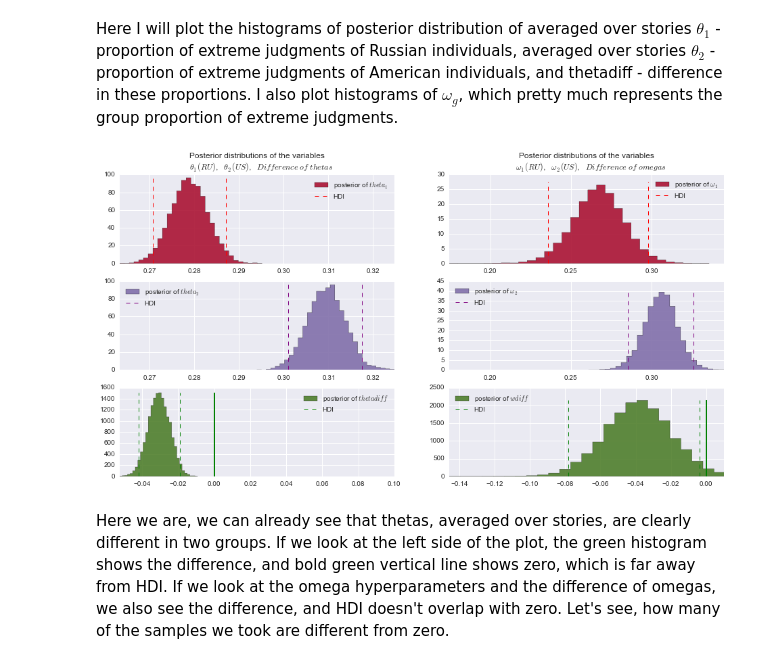
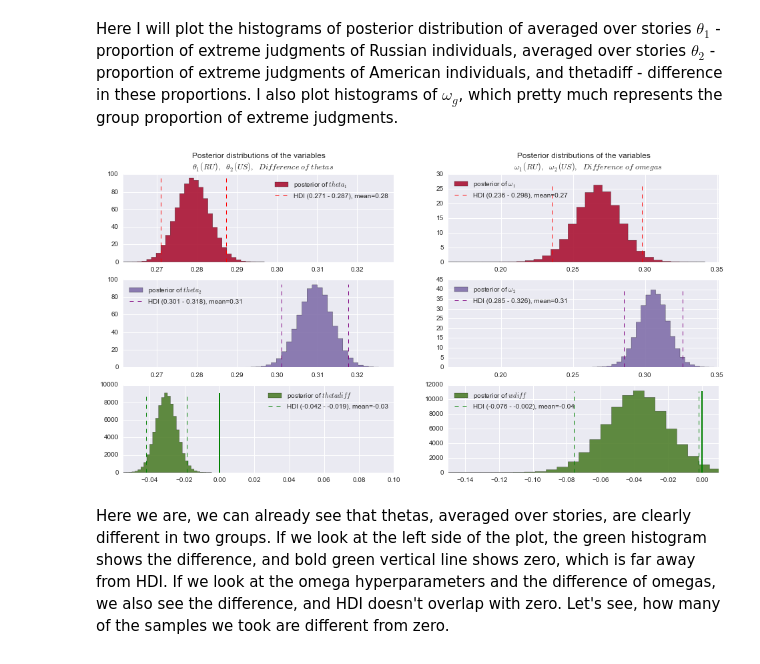
Before and after one commit to drapadubok/pymc3_models, a Jupyter notebook: HierarchicalBernoulli.ipynb, the cells around one changed output. Cells and saved outputs as stored; diff of their text form; code cells hidden in the pictures.

```diff
--- a/HierarchicalBernoulli.ipynb
+++ b/HierarchicalBernoulli.ipynb
@@ -45,7 +61,8 @@ S = data1.shape[1]
 s_idx = [i for i in range(S)]
 s = 0.01
 r = 0.01
-nsamp = 10000 # How many samples to get from MCMC
+nsamp = 100000 # How many samples to get from MCMC
+njobs = 4 # how many jobs to run in parallel
 s_idx = [i for i in range(S)]
 # %% [markdown]
 <h2>Model specification</h2>
@@ -69,5 +118,5 @@ data1 will be the data coming from Russian sample, and data2 - from American.
 # %%
-def TrainHierarchicalModel(data1, data2, s_idx, s=0.01, r=0.01, nsamp=10000):
+def TrainHierarchicalModel(data1, data2, s_idx, njobs=2, s=0.01, r=0.01, nsamp=10000):
     with pymc3.Model() as model:
         # define the group hyperparameters
         k_minus_two1 = pymc3.Gamma('k_minus_two1', alpha=s, beta=r)
@@ -88,11 +137,11 @@ def TrainHierarchicalModel(data1, data2, s_idx, s=0.01, r=0.01, nsamp=10000):
         oddsratio = pymc3.Deterministic('oddsratio', (theta2/(1-theta2))/(theta1/(1-theta1)))
 
         step = pymc3.Metropolis() # Instantiate MCMC sampling algorithm
-        trace = pymc3.sample(nsamp, step, njobs=2, progressbar=False)
+        trace = pymc3.sample(nsamp/njobs, step, njobs=njobs, progressbar=False)
     return model,trace
 # %% [markdown]
 <h2>Running the model, inspecting the traces</h2>
 # %% [markdown]
 First, let's run the model on our whole dataset. We will plot the posterior (distribution of parameter values given data) and get some idea about the difference between our groups.
 # %%
-_, trace = TrainHierarchicalModel(data1,data2,s_idx)
+_, trace = TrainHierarchicalModel(data1, data2, s_idx=s_idx, nsamp=nsamp, njobs=njobs)
@@ -110,13 +164,13 @@ I extract the parameter values for $\theta_{g,s}$, $\omega_g$, thetadiff and wdi
 # %%
 # Group RU
-theta1_sample = np.mean(trace[2000:].get_values('theta1',combine = True), axis=1)
-w1_sample = trace[2000:].get_values('w1',combine = True)
+theta1_sample = np.mean(trace[5000:].get_values('theta1',combine = True), axis=1)
+w1_sample = trace[5000:].get_values('w1',combine = True)
 # Group ENG
-theta2_sample = np.mean(trace[2000:].get_values('theta2',combine = True), axis=1)
-w2_sample = trace[2000:].get_values('w2',combine = True)
+theta2_sample = np.mean(trace[5000:].get_values('theta2',combine = True), axis=1)
+w2_sample = trace[5000:].get_values('w2',combine = True)
 # Difference of groups
-thetadiff_sample = np.mean(trace[2000:].get_values('thetadiff',combine = True), axis=1)
-wdiff_sample = trace[2000:].get_values('wdiff',combine = True)
+thetadiff_sample = np.mean(trace[5000:].get_values('thetadiff',combine = True), axis=1)
+wdiff_sample = trace[5000:].get_values('wdiff',combine = True)
 # HPDs
 hpd_theta1_sample = pymc3.stats.hpd(np.array(theta1_sample))
 hpd_w1_sample = pymc3.stats.hpd(np.array(w1_sample))
@@ -138,59 +192,65 @@ Here I will plot the histograms of posterior distribution of averaged over stori
 # %%
 fig = plt.figure(figsize=(16, 8))
 
+# Theta1
 ax1 = plt.subplot2grid((3,2), (0,0))
 ax1.set_autoscaley_on(True)
 bins = plt.hist(theta1_sample, histtype='stepfilled', bins=30, alpha=0.85, label="posterior of $theta_1$", color="#A60628", normed=True)
-plt.vlines(hpd_theta1_sample[0],0,max(bins[0])+1,linestyle = "--",linewidth = 1,color = 'red',label='HDI')
+plt.vlines(hpd_theta1_sample[0],0,max(bins[0])+1,linestyle = "--",linewidth = 1,color = 'red',label='HDI ({0:.3f} – {1:.3f}), mean={2:.2f}'.format(hpd_theta1_sample[0],hpd_theta1_sample[1],np.mean(theta1_sample)))
 plt.vlines(hpd_theta1_sample[1],0,max(bins[0])+1,linestyle = "--",linewidth = 1,color = 'red')
 plt.title(r"""Posterior distributions of the variables
     $\theta_1 (RU),\;\theta_2 (US),\;Difference\ of\ thetas$""")
 plt.legend(loc="upper right")
 plt.xlim(histrange)
 
+# Theta2
 ax2 = plt.subplot2grid((3,2), (1,0))
 ax2.set_autoscaley_on(True)
 bins = plt.hist(theta2_sample, histtype='stepfilled', bins=30, alpha=0.85, label="posterior of $theta_2$", color="#7A68A6", normed=True)
-plt.vlines(hpd_theta2_sample[0],0,max(bins[0])+1,linestyle = "--",linewidth = 1,color = 'purple',label='HDI')
+plt.vlines(hpd_theta2_sample[0],0,max(bins[0])+1,linestyle = "--",linewidth = 1,color = 'purple',label='HDI ({0:.3f} – {1:.3f}), mean={2:.2f}'.format(hpd_theta2_sample[0],hpd_theta2_sample[1],np.mean(theta2_sample)))
 plt.vlines(hpd_theta2_sample[1],0,max(bins[0])+1,linestyle = "--",linewidth = 1,color = 'purple')
 plt.legend(loc="upper left")
 plt.xlim(histrange)
 
+# Thetadiff
 ax3 = plt.subplot2grid((3,2), (2,0))
 bins = plt.hist(thetadiff_sample, histtype='stepfilled', bins=30, alpha=0.85, label=r"posterior of $thetadiff$", color="#467821")
-plt.vlines(hpd_thetadiff[0],0,max(bins[0])+1,linestyle = "--",linewidth = 1,color = 'green',label='HDI')
+plt.vlines(hpd_thetadiff[0],0,max(bins[0])+1,linestyle = "--",linewidth = 1,color = 'green',label='HDI ({0:.3f} – {1:.3f}), mean={2:.2f}'.format(hpd_thetadiff[0],hpd_thetadiff[1],np.mean(thetadiff_sample)))
 plt.vlines(hpd_thetadiff[1],0,max(bins[0])+1,linestyle = "--",linewidth = 1,color = 'green')
 plt.vlines(0,0,max(bins[0])+1,linestyle = "-",linewidth = 2,color = 'green')
 plt.legend(loc="upper right")
 plt.xlim([min(thetadiff_sample),0.1]);
 
+# Omega1
 ax4 = plt.subplot2grid((3,2), (0,1))
 ax4.set_autoscaley_on(True)
 bins = plt.hist(w1_sample, histtype='stepfilled', bins=30, alpha=0.85, label="posterior of $\omega_1$", color="#A60628", normed=True)
-plt.vlines(hpd_w1_sample[0],0,max(bins[0])+1,linestyle = "--",linewidth = 1,color = 'red',label='HDI')
+plt.vlines(hpd_w1_sample[0],0,max(bins[0])+1,linestyle = "--",linewidth = 1,color = 'red',label='HDI ({0:.3f} – {1:.3f}), mean={2:.2f}'.format(hpd_w1_sample[0],hpd_w1_sample[1],np.mean(w1_sample)))
 plt.vlines(hpd_w1_sample[1],0,max(bins[0])+1,linestyle = "--",linewidth = 1,color = 'red')
 plt.title(r"""Posterior distributions of the variables
     $\omega_1 (RU),\;\omega_2 (US),\;Difference\ of\ omegas$""")
-plt.legend(loc="upper right")
+plt.legend(loc="upper left")
 plt.xlim(histrange_w)
 
+# Omega2
 ax5 = plt.subplot2grid((3,2), (1,1))
 ax5.set_autoscaley_on(True)
 bins = plt.hist(w2_sample, histtype='stepfilled', bins=30, alpha=0.85, label="posterior of $\omega_2$", color="#7A68A6", normed=True)
-plt.vlines(hpd_w2_sample[0],0,max(bins[0])+1,linestyle = "--",linewidth = 1,color = 'purple',label='HDI')
+plt.vlines(hpd_w2_sample[0],0,max(bins[0])+1,linestyle = "--",linewidth = 1,color = 'purple',label='HDI ({0:.3f} – {1:.3f}), mean={2:.2f}'.format(hpd_w2_sample[0],hpd_w2_sample[1],np.mean(w2_sample)))
 plt.vlines(hpd_w2_sample[1],0,max(bins[0])+1,linestyle = "--",linewidth = 1,color = 'purple')
 plt.legend(loc="upper left")
 plt.xlim(histrange_w)
 
+# Omegadiff
 ax6 = plt.subplot2grid((3,2), (2,1))
 bins = plt.hist(wdiff_sample, histtype='stepfilled', bins=30, alpha=0.85, label=r"posterior of $wdiff$", color="#467821")
-plt.vlines(hpd_wdiff[0],0,max(bins[0])+1,linestyle = "--",linewidth = 1,color = 'green',label='HDI')
+plt.vlines(hpd_wdiff[0],0,max(bins[0])+1,linestyle = "--",linewidth = 1,color = 'green',label='HDI ({0:.3f} – {1:.3f}), mean={2:.2f}'.format(hpd_wdiff[0],hpd_wdiff[1],np.mean(wdiff_sample)))
 plt.vlines(hpd_wdiff[1],0,max(bins[0])+1,linestyle = "--",linewidth = 1,color = 'green')
 plt.vlines(0,0,max(bins[0])+1,linestyle = "-",linewidth = 2,color = 'green')
 plt.legend(loc="upper left")
 plt.xlim([min(wdiff_sample),0.01]);
 # %% [output]
-[figure, old version]
+[figure, new version]
 # %% [markdown]
 Here we are, we can already see that thetas, averaged over stories, are clearly different in two groups. If we look at the left side of the plot, the green histogram shows the difference, and bold green vertical line shows zero, which is far away from HDI. If we look at the omega hyperparameters and the difference of omegas, we also see the difference, and HDI doesn't overlap with zero. Let's see, how many of the samples we took are different from zero.
 # %%
```
Also changed, not shown: parts of 19 cells of this notebook.
